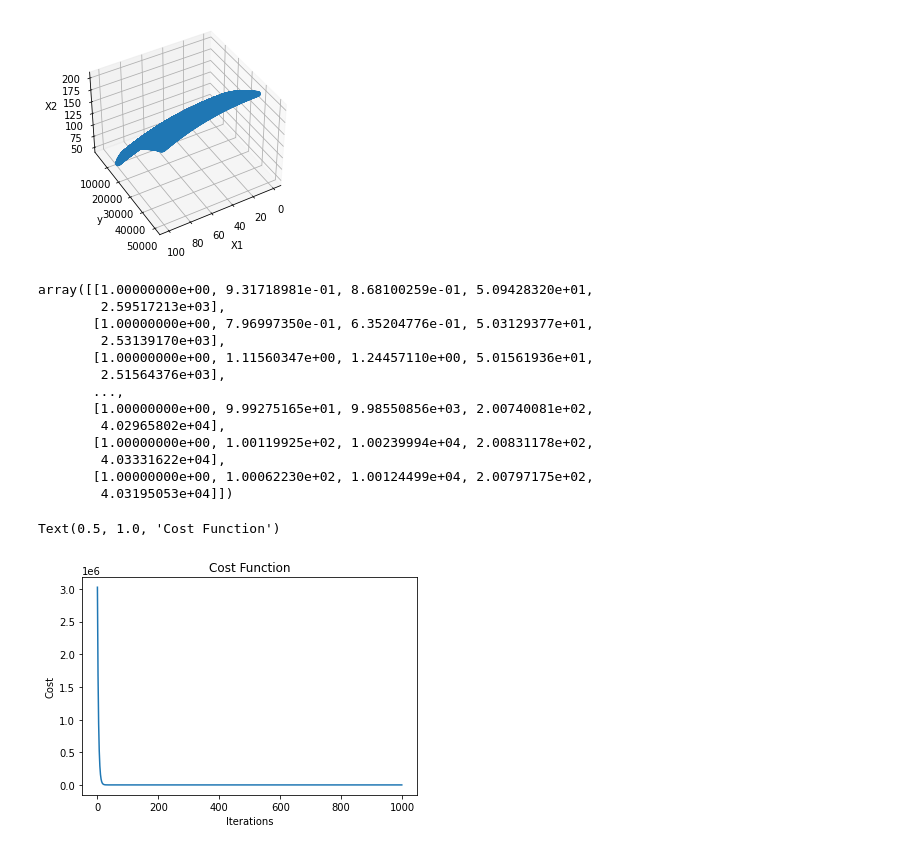
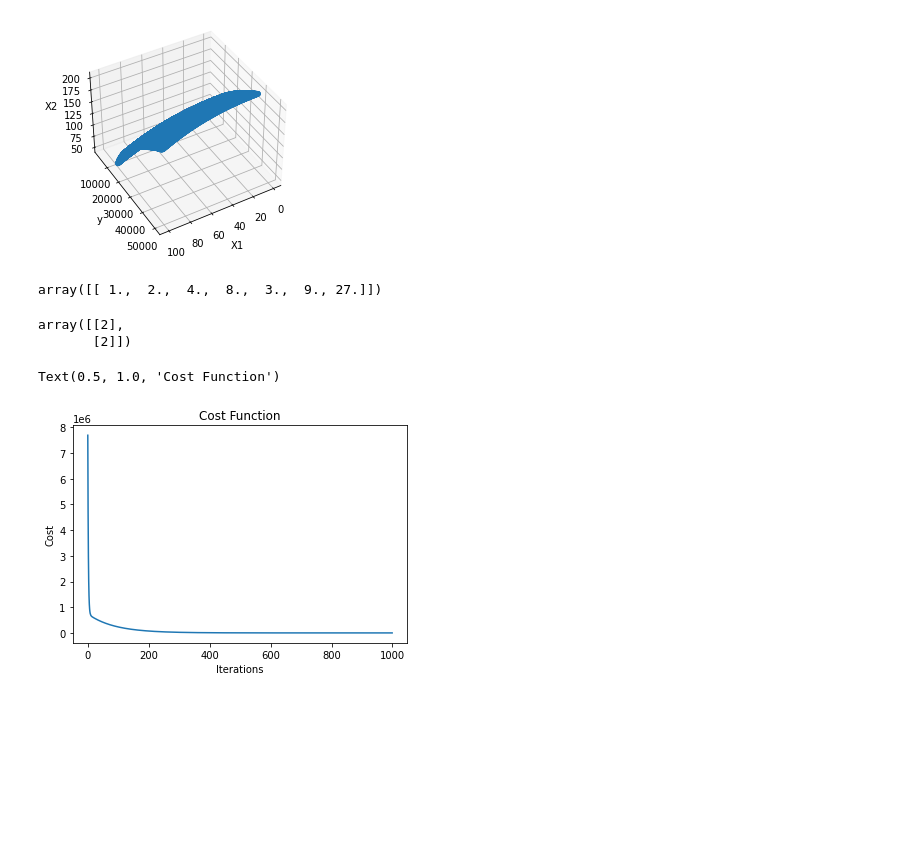
Before and after one commit to Elguetajj/regularized-linear-regression, a Jupyter notebook: Untitled.ipynb, the cells around one changed output. Cells and saved outputs as stored; diff of their text form; code cells hidden in the pictures; blank space fills up the shorter version.

Commit message:
adds cross validation

```diff
--- a/Untitled.ipynb
+++ b/Untitled.ipynb
@@ -29,15 +29,19 @@ def transform(X,degree):
 def gradient_descent(
     X,
     y,
-    theta_0,
+    degree,
     cost_function,
     cost_function_gradient,
     learning_rate=0.01,
     threshold=0.001,
     max_iter=1000
 ):
+    X = transform(np.copy(X),degree)
 
-    theta=theta_0
+    m,n = X.shape
+
+    theta= np.random.rand(n,1)
+
     iteration = 0
     costs=[]
 
@@ -94,8 +61,0 @@ array([[[ 1,  2]],
-# %%
-def cross_validate(X,y,folds=5):
-    X_folded = cross_validation_split(X,folds)
-    y_folded = cross_validation_split(y,folds)
-
-    for i in zip(X_folded,y_folded):
-        X_test = np.copy(X_folded[i])
-        y_test = np.copy(y_folded[i])
@@ -122,43 +115,26 @@ for i in range(0,90,30):
         plt.savefig("fig%d.png" % i)
 # %% [output]
 [figure]
-# %%
-X = transform(np.copy(x),2)
-X
-# %% [output]
-array([[1.00000000e+00, 9.31718981e-01, 8.68100259e-01, 5.09428320e+01,
-        2.59517213e+03],
-       [1.00000000e+00, 7.96997350e-01, 6.35204776e-01, 5.03129377e+01,
-        2.53139170e+03],
-       [1.00000000e+00, 1.11560347e+00, 1.24457110e+00, 5.01561936e+01,
-        2.51564376e+03],
-       ...,
-       [1.00000000e+00, 9.99275165e+01, 9.98550856e+03, 2.00740081e+02,
-        4.02965802e+04],
-       [1.00000000e+00, 1.00119925e+02, 1.00239994e+04, 2.00831178e+02,
-        4.03331622e+04],
-       [1.00000000e+00, 1.00062230e+02, 1.00124499e+04, 2.00797175e+02,
-        4.03195053e+04]])
-# %%
-m, n = X.shape
-theta_0 = np.random.rand(n,1)
-
-theta, costs = gradient_descent(
-    X[0:1000,:],
-    y[1000],
-    theta_0,
-    linear_cost,
-    linear_cost_gradient,
-    learning_rate=0.0000001,
-    threshold=0.01,
-    max_iter=1000
-)
-
-
-plt.plot(costs[:])
-plt.xlabel('Iterations')
-plt.ylabel('Cost')
-plt.title('Cost Function')
-# %% [output]
-Text(0.5, 1.0, 'Cost Function')
-[figure, removed]
+# %%
+results = cross_validate(x,y,10)
+# %%
+ppp = np.array([2,3]).reshape(1,2)
+
+pp = transform(ppp,3)
+
+pp
+# %% [output]
+array([[ 1.,  2.,  4.,  8.,  3.,  9., 27.]])
+# %%
+ppp
+# %% [output]
+array([[2],
+       [2]])
+# %%
+plt.plot(results[0][1])
+plt.xlabel('Iterations')
+plt.ylabel('Cost')
+plt.title('Cost Function')
+# %% [output]
+Text(0.5, 1.0, 'Cost Function')
+[figure, added]
```
Also changed, not shown: parts of 14 cells of this notebook.
